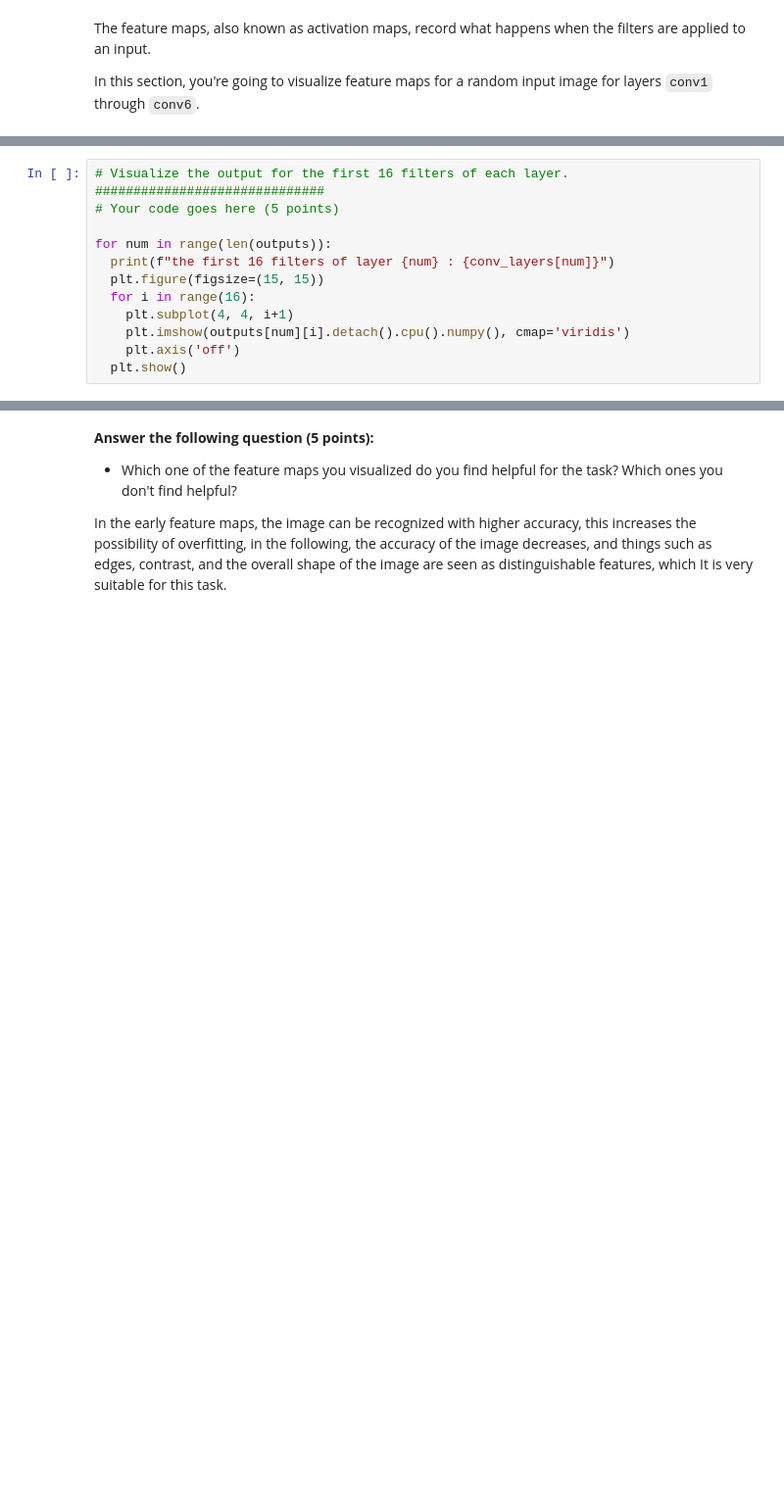
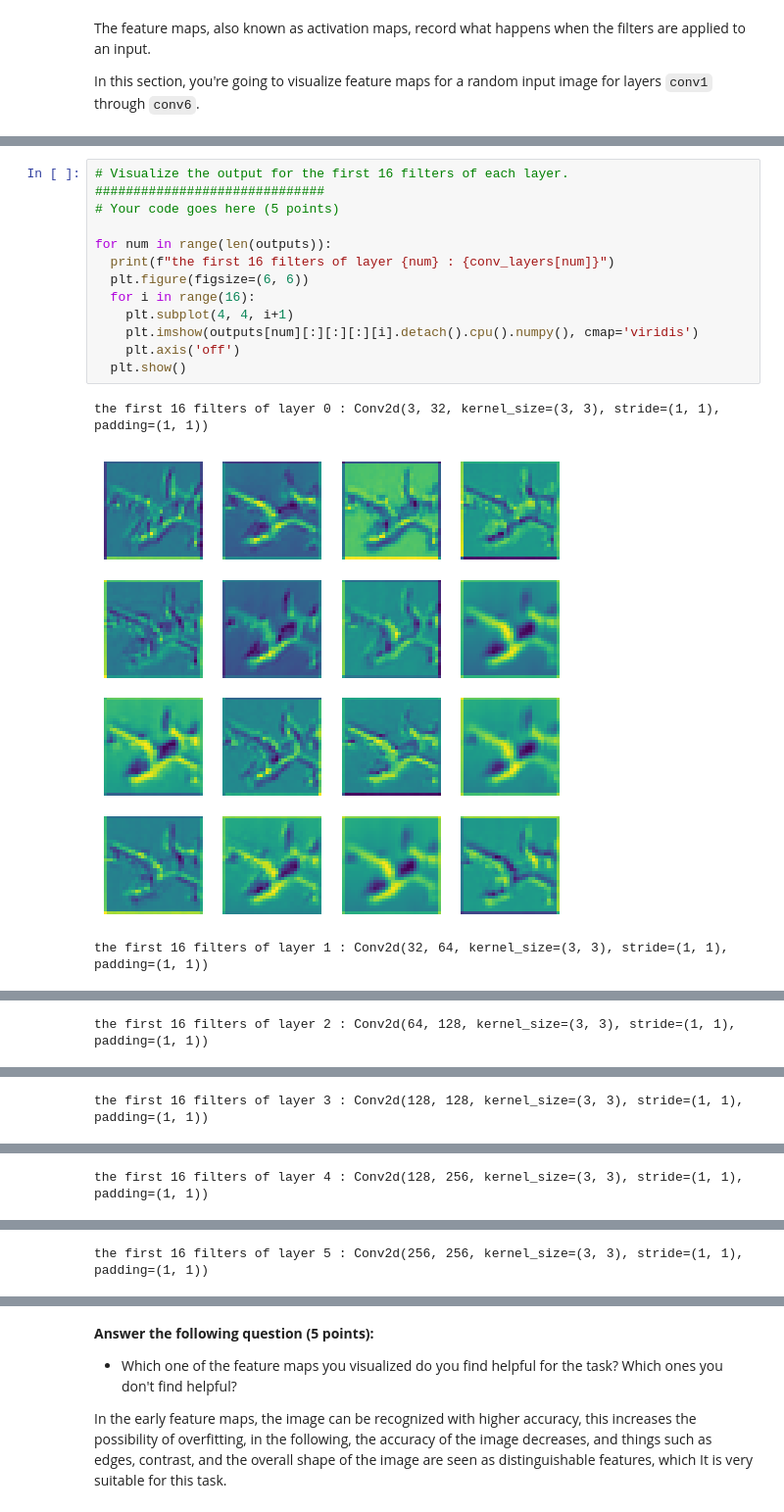
Before and after one commit to Farhadi71/SPML-CNN, a Jupyter notebook: CNN.ipynb, the cells around one changed output, grey strips where cells are left out. Shown: that part at 98% size. Saved outputs shown, nothing was run; the diff lists cells and outputs as text; blank space fills up the shorter version.

```diff
--- a/CNN.ipynb
+++ b/CNN.ipynb
@@ -437,13 +449,17 @@ len(outputs)
 # %%
 # Visualize the output for the first 16 filters of each layer.
 ##############################
 # Your code goes here (5 points)
 
 for num in range(len(outputs)):
   print(f"the first 16 filters of layer {num} : {conv_layers[num]}")
-  plt.figure(figsize=(15, 15))
+  plt.figure(figsize=(6, 6))
   for i in range(16):
     plt.subplot(4, 4, i+1)
-    plt.imshow(outputs[num][i].detach().cpu().numpy(), cmap='viridis')
+    plt.imshow(outputs[num][:][:][:][i].detach().cpu().numpy(), cmap='viridis')
     plt.axis('off')
   plt.show()
+# %% [output]
+the first 16 filters of layer 0 : Conv2d(3, 32, kernel_size=(3, 3), stride=(1, 1), padding=(1, 1))
+[figure, added]
+the first 16 filters of layer 1 : Conv2d(32, 64, kernel_size=(3, 3), stride=(1, 1), padding=(1, 1))
@@ -449,0 +467 @@ for num in range(len(outputs)):
+the first 16 filters of layer 2 : Conv2d(64, 128, kernel_size=(3, 3), stride=(1, 1), padding=(1, 1))
@@ -449,0 +469 @@ for num in range(len(outputs)):
+the first 16 filters of layer 3 : Conv2d(128, 128, kernel_size=(3, 3), stride=(1, 1), padding=(1, 1))
@@ -449,0 +471 @@ for num in range(len(outputs)):
+the first 16 filters of layer 4 : Conv2d(128, 256, kernel_size=(3, 3), stride=(1, 1), padding=(1, 1))
@@ -449,0 +473 @@ for num in range(len(outputs)):
+the first 16 filters of layer 5 : Conv2d(256, 256, kernel_size=(3, 3), stride=(1, 1), padding=(1, 1))
```
Also changed, not shown: parts of 9 cells of this notebook.
